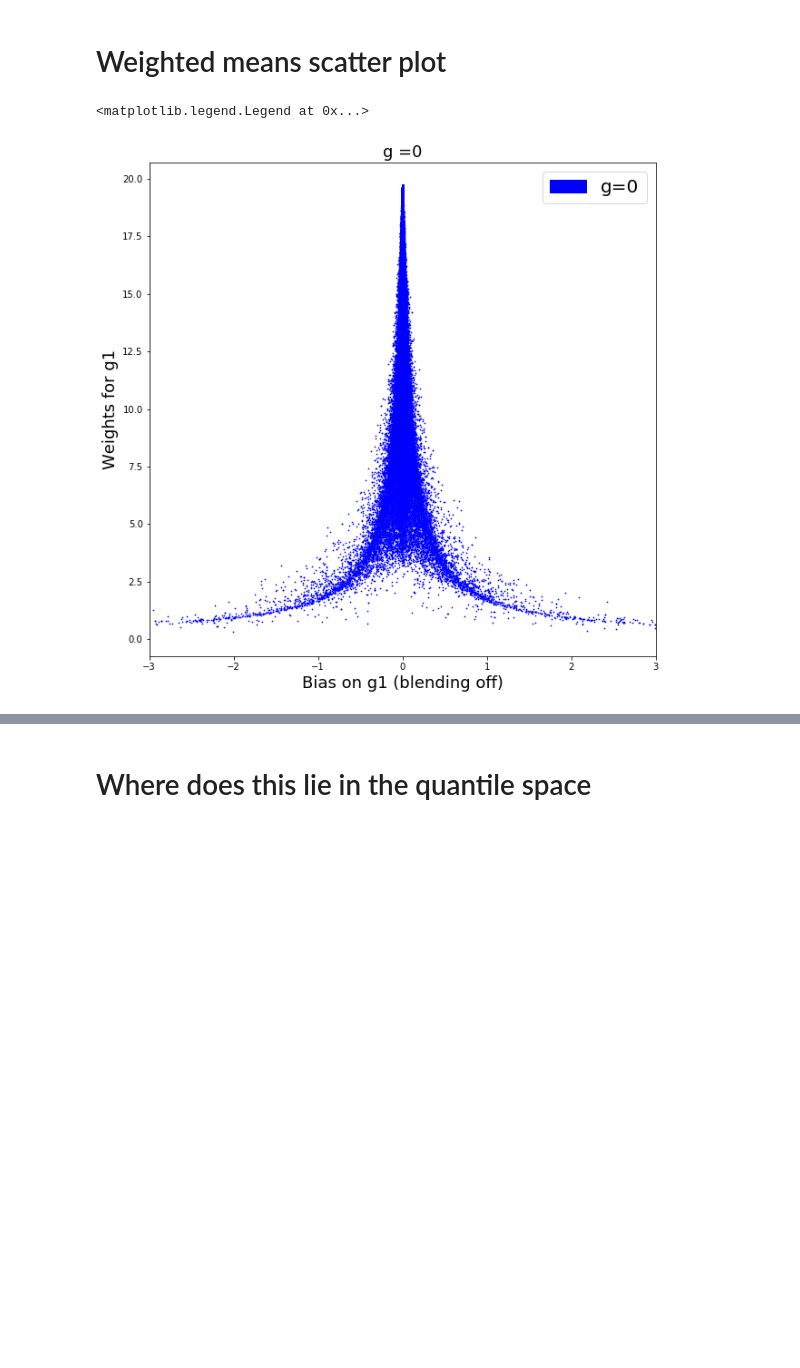
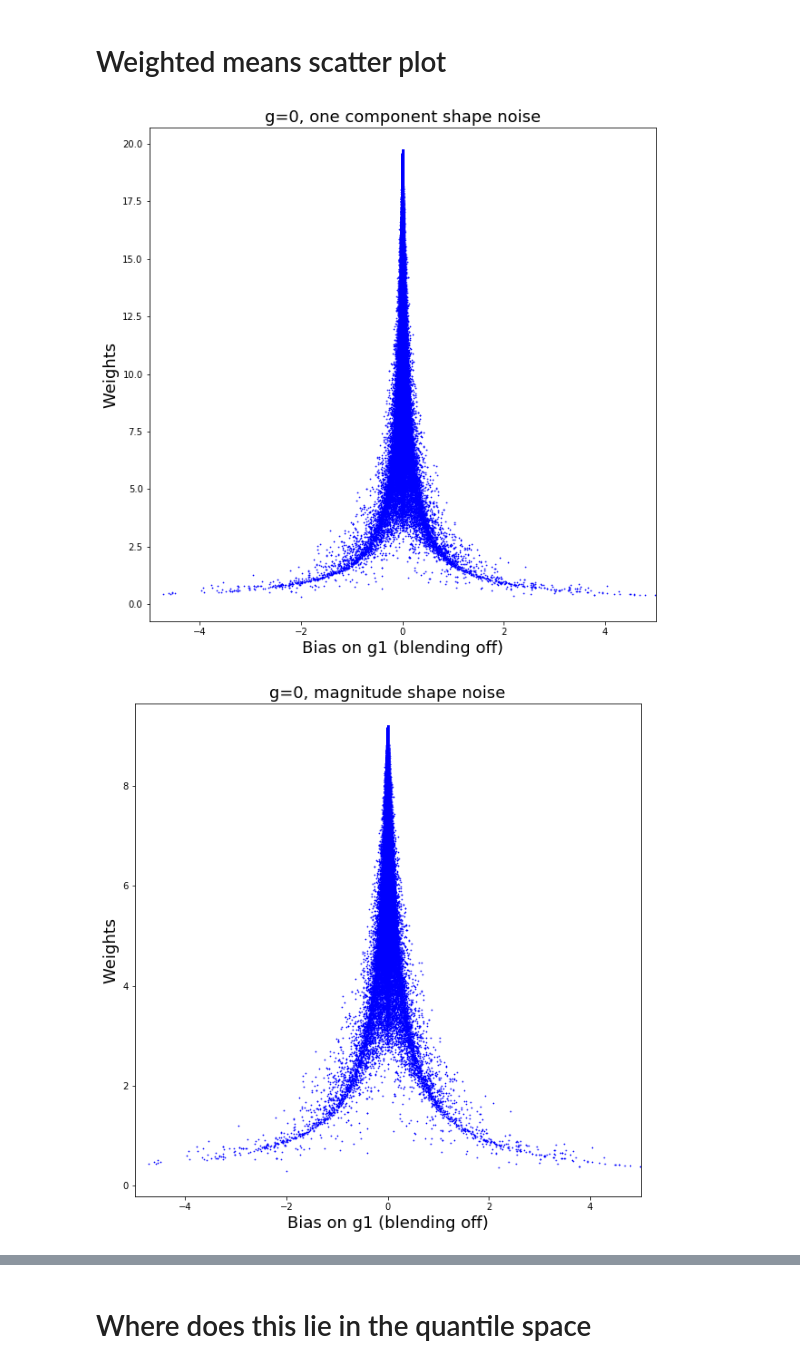
Before and after one commit to ismael-mendoza/wld_code, a Jupyter notebook: weighted-means.ipynb, the cells around one changed output, grey strips where cells are left out. Saved outputs shown, nothing was run; the diff lists cells and outputs as text; code cells hidden in the pictures; blank space fills up the shorter version.

```diff
--- a/weighted-means.ipynb
+++ b/weighted-means.ipynb
@@ -60,16 +60,18 @@ def get_weights(ids, cat, component, iso_or_grp, which_shape_noise='component'):
     if which_shape_noise=='component':
         shape_noise = np.std(cat[f'e{component}'][ids])**2
     elif which_shape_noise=='magnitude':
-        shape_noise = np.std(np.sqrt(cat['e1'][ids]**2 + cat['e2'][ids]**2))
+        shape_noise = np.std(cat['e1'][ids]**2 + cat['e2'][ids]**2)
 
 
     weights = (shape_noise + cat[f'dg{component}{suffix}'][ids]**2)**(-1)
 
     return weights
 
-def wmean(ids, cat, component, iso_or_grp, which_shape_noise='component'):
+#which_shape_noise in []'component','magnitude'
+def wmean(ids, cat, component, iso_or_grp, which_shape_noise):
     assert component in ['1','2'], 'component value is not valid. '
     assert iso_or_grp in ['iso', 'grp'], 'iso_or_grp received invalied argument'
+    assert which_shape_noise in ['component', 'magnitude'], 'invalid agument for which_shape_noise'
 
     suffix = get_iso_or_grp_suffix(iso_or_grp)
     weights = get_weights(ids, cat, component, iso_or_grp, which_shape_noise)
@@ -93,13 +95,13 @@ def clipped_mean(ids, cat, param, p):
 
 
 #all catalogues must be same size (so ids make sense) and sorted.
-def get_errors(orig_ids, cats, param, fnc, N=1000, args=[]):
-    results = boot_fnc(orig_ids, cats, param, fnc, N, args)
+def get_errors(orig_ids, cats, fnc, N=1000, args=[]):
+    results = boots_fnc(orig_ids, cats, fnc, N, args)
     return [np.std(cat_results) for cat_results in results]
 
 def boots_fnc(orig_ids, cats, fnc, N=1000, args=[]):
     bootstrap_ids = [np.random.choice(orig_ids,len(orig_ids), replace=True) for _ in range(N)]
-    results = [[fnc(ids, cat, *args) for ids in boostrap_ids] for cat in cats]
+    results = [[fnc(ids, cat, *args) for ids in bootstrap_ids] for cat in cats]
     return results
 
 
@@ -121,42 +127,33 @@ orig_ids = list(range(len(cat)))
 # %% [markdown]
 # Weighted means scatter plot
 # %%
-def weights_bias_scatter(cats, cat_number, component, iso_or_grp):
+def weights_bias_scatter(cats, cat_number, component, iso_or_grp, which_shape_noise, xlabel=None, title=None):
     plt.figure(figsize=(10,10))
     cat = cats[cat_number]
     orig_ids = list(range(len(cat)))
-    weights = get_weights(orig_ids, cat,  component, iso_or_grp)
+    weights = get_weights(orig_ids, cat,  component, iso_or_grp, which_shape_noise)
     suffix = get_iso_or_grp_suffix(iso_or_grp)
 
     plt.scatter(cat[f'bias_g{component}{suffix}'], weights, alpha=1, s=0.5, c='b')
     # plt.scatter(cat2['bias_g1'], weights2, alpha=1, s=0.5, label= 'g=0.2', c= 'r')
-    plt.title('g =0', size = 18 )
-    plt.xlabel('Bias on g1 (blending off)', size=18)
+    plt.title(title, size = 18 )
+    plt.xlabel(xlabel, size=18)
     plt.ylabel('Weights', size=18)
-    plt.xlim(-3, 3)
+    plt.xlim(-5, 5)
 
-    lines = [plt.Circle((0, 0), 0.2, color='b')]
-    labels= ['g=0']
+#     lines = [plt.Circle((0, 0), 0.2, color='b')]
+#     labels= ['g=0']
 
-    plt.legend(lines, labels, prop={'size':20},loc='best')
+#     plt.legend(lines, labels, prop={'size':20},loc='best')
-# %%
-#g = 0 , blending off
-plt.figure(figsize=(10,10))
-# cat2 = scats[8]
-weights1 = get_weights(orig_ids, cat,  '1', 'iso')
-# weights2 = get_weights(cat2, '1')
-
-plt.scatter(cat1['bias_g1'], weights1, alpha=1, s=0.5, c='b')
-# plt.scatter(cat2['bias_g1'], weights2, alpha=1, s=0.5, label= 'g=0.2', c= 'r')
-plt.title('g =0', size = 18 )
-plt.xlabel('Bias on g1 (blending off)', size=18)
-plt.ylabel('Weights for g1', size=18)
-plt.xlim(-3, 3)
-
-lines = [plt.Circle((0, 0), 0.2, color='b')]
-labels= ['g=0']
-
-plt.legend(lines, labels, prop={'size':20},loc='best')
-# %% [output]
-<matplotlib.legend.Legend at 0x...>
-[figure, removed]
+# %%
+weights_bias_scatter(scats, 4, '1', 'iso','component', xlabel='Bias on g1 (blending off)', title='g=0, one component shape noise')
+weights_bias_scatter(scats, 4, '1', 'iso','magnitude', xlabel='Bias on g1 (blending off)', title='g=0, magnitude shape noise')
+weights_bias_scatter(scats, 4, '1', 'grp','component', xlabel='Bias on g1 (blending on)', title='g=0, one component shape noise')
+weights_bias_scatter(scats, 4, '1', 'grp','magnitude', xlabel='Bias on g1 (blending on)', title='g=0, magnitude shape noise')
+weights_bias_scatter(scats, 8, '1', 'iso','component', xlabel='Bias on g1 (blending off)', title='g=0.02, one component shape noise')
+weights_bias_scatter(scats, 8, '1', 'iso','magnitude', xlabel='Bias on g1 (blending off)', title='g=0.02, magnitude shape noise')
+weights_bias_scatter(scats, 8, '1', 'grp','component', xlabel='Bias on g1 (blending on)', title='g=0.02, one component shape noise')
+weights_bias_scatter(scats, 8, '1', 'grp','magnitude', xlabel='Bias on g1 (blending on)', title='g=0.02, magnitude shape noise')
+# %% [output]
+[figure, added]
+[figure, added]
```
Also changed, not shown: parts of 15 cells of this notebook.
